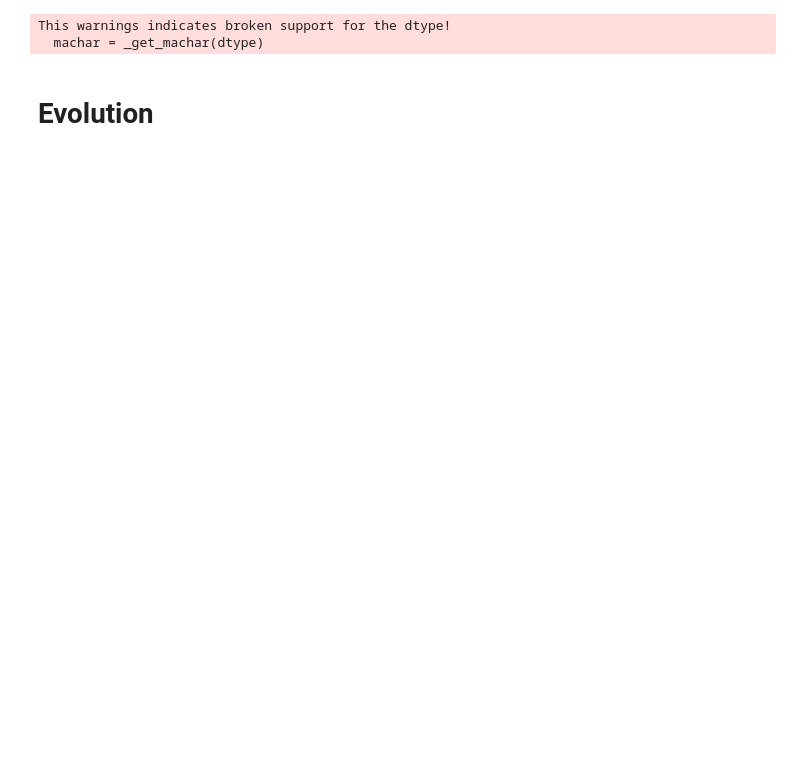
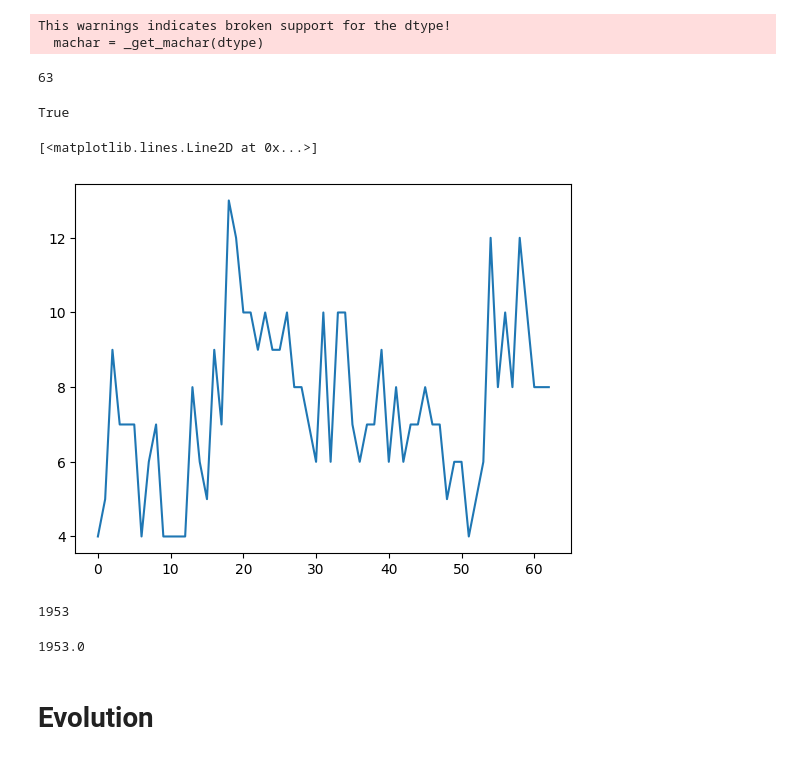
Before and after one commit to Kithtus/LSbuild, a Jupyter notebook: simulated_annealing.ipynb, the cells around one changed output. Saved outputs shown, nothing was run; the diff lists cells and outputs as text; code cells hidden in the pictures; blank space fills up the shorter version.

```diff
--- a/simulated_annealing.ipynb
+++ b/simulated_annealing.ipynb
@@ -19,7 +19,9 @@ for line in f:
 f.close()
 # %%
 dico_constrains = {}
+n= 63
 dico_interval = {}
+dico_interval_origin = {}
 for elem in li:
     i = int(elem[6:8].split(" ")[-1])-1
     j = int(elem[16:18].split(" ")[-1])-1
@@ -27,3 +29,5 @@ for elem in li:
     maxi = float(elem[45:-1])
     dico_constrains[(i,j)] = (maxi + mini)/2
     dico_interval[(i,j)] = [mini, maxi]
+    dico_interval_origin[(i,j)] = [mini, maxi]
+    #dico_interval[(j,i)] = [mini, maxi]
@@ -31,0 +34,7 @@ dico_interval
+# %%
+G = nx.Graph()
+G.add_nodes_from([i for i in range(63)])
+for (i,j), (mini, maxi) in dico_interval.items():
+    G.add_edges_from([(i,j,{"mini":mini, "maxi":maxi})])
+# %%
+link = dict(nx.all_pairs_dijkstra(G))
@@ -32,3 +43,41 @@ dico_interval
+# %%
+len(list(link[0][0].keys()))
+# %% [output]
+63
+# %%
+(0,1) in dico_interval.keys()
+# %% [output]
+True
+# %%
+for i in range(n-1):
+    pairs = link[i][1]
+    for j in range(i+1,n):
+        if ((i,j) not in dico_interval.keys()) and i!=j:
+            path = pairs[j]
+            maxi = 0
+            for k in range(len(path)-1):
+                u = path[k]
+                v = path[k+1]
+                maxi += G.get_edge_data(u,v)["maxi"]
+            G.add_edges_from([(i,j,{"mini":0, "maxi":maxi})])
+            dico_interval[(i,j)] = [0,maxi]
+# %%
+n_contraintes = np.zeros(63)
+for (i,j) in dico_interval.keys():
+    n_contraintes[i] +=1
+    n_contraintes[j] +=1
+plt.plot(n_contraintes)
+# %% [output]
+[<matplotlib.lines.Line2D at 0x...>]
+[figure, added]
+# %%
+len(list(G.edges))
+# %% [output]
+1953
+# %%
+63*62/2
+# %% [output]
+1953.0
 # %% [markdown]
 # Evolution
 # %%
```
Also changed, not shown: parts of 27 cells of this notebook, 1 other file.
